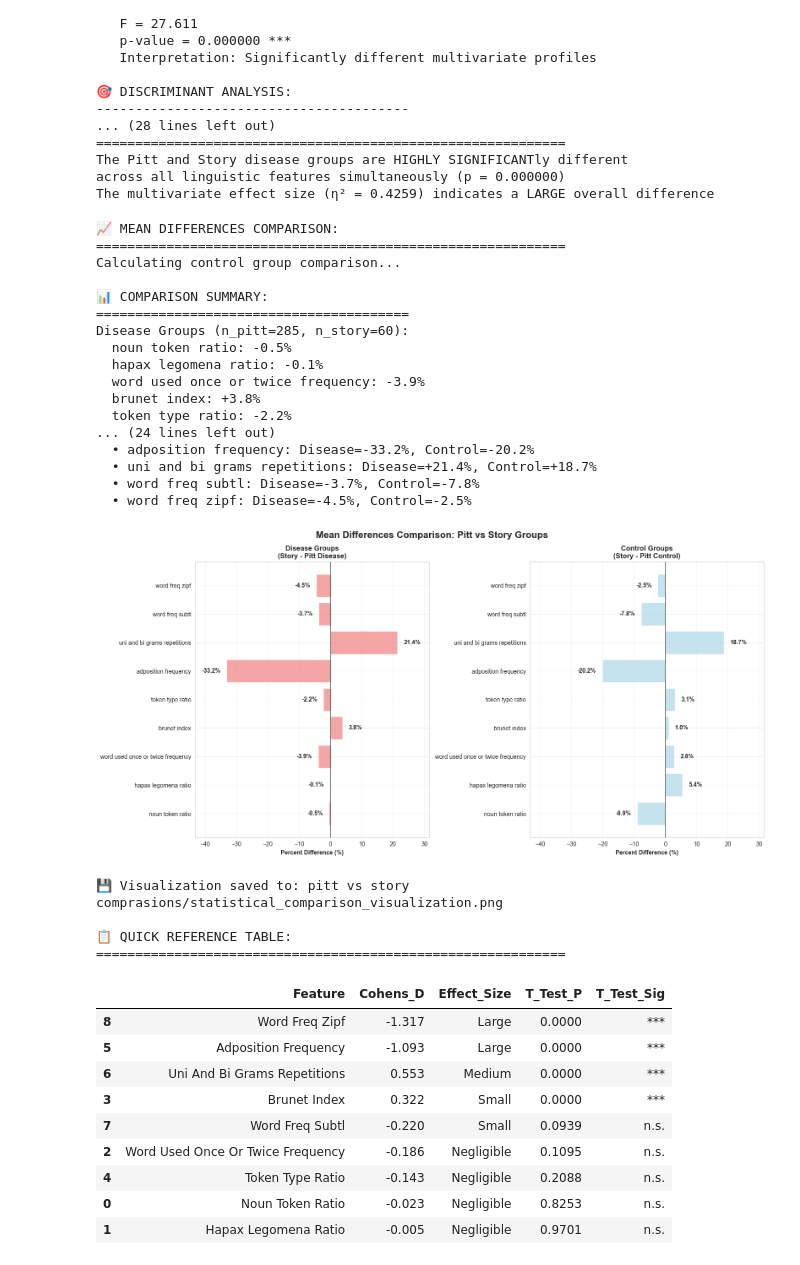
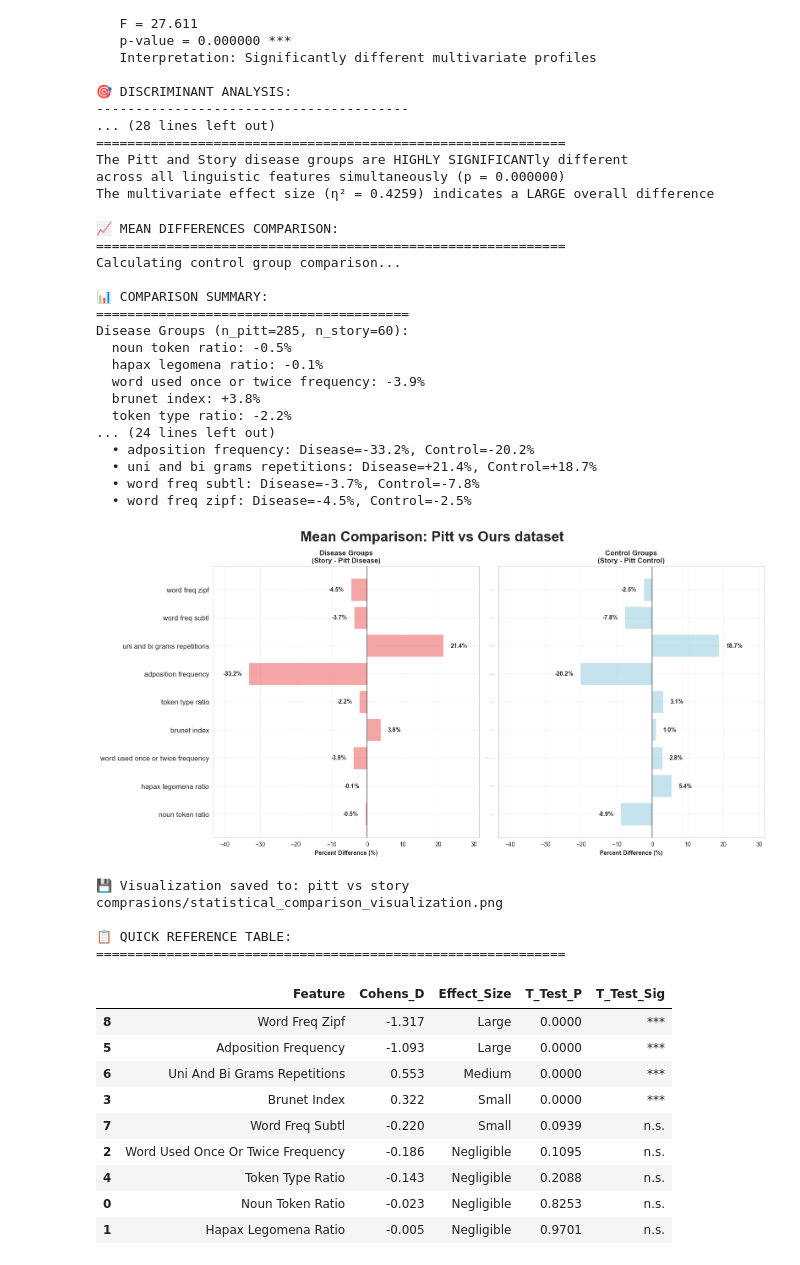
Before and after one commit to NetanelShalev/AD_LongitudinalDataGenerator, a Jupyter notebook: pitt_linguistic_analysis_notebook.ipynb, the cells around one changed output. Saved outputs shown, nothing was run; the diff lists cells and outputs as text; code cells hidden in the pictures.

```diff
--- a/pitt_linguistic_analysis_notebook.ipynb
+++ b/pitt_linguistic_analysis_notebook.ipynb
@@ -987,8 +1035,10 @@ print("=== STATISTICAL TESTS ===\n")
 statistical_results = []
 
 for feature in linguistic_features:
-    control_data = features_df[features_df['group'] == 'Control'][feature].dropna()
-    disease_data = features_df[features_df['group'] == 'Disease'][feature].dropna()
+    control_data = features_df[features_df['group']
+                               == 'Control'][feature].dropna()
+    disease_data = features_df[features_df['group']
+                               == 'Disease'][feature].dropna()
 
     # Perform t-test
     t_stat, p_value = ttest_ind(control_data, disease_data)
@@ -1018,6 +1068,8 @@ print(stats_df.to_string(index=False))
 print(f"\nSignificance levels: *** p<0.001, ** p<0.01, * p<0.05")
 
 # Effect size interpretation
+
+
 def interpret_effect_size(d):
     abs_d = abs(d)
     if abs_d < 0.2:
@@ -1029,11 +1081,14 @@ def interpret_effect_size(d):
     else:
         return "large"
 
-stats_df['Effect_Size_Interpretation'] = stats_df['Cohens_D'].apply(interpret_effect_size)
+
+stats_df['Effect_Size_Interpretation'] = stats_df['Cohens_D'].apply(
+    interpret_effect_size)
 print(f"\nEFFECT SIZES:")
 print("="*20)
 for _, row in stats_df.iterrows():
-    print(f"{row['Feature']}: {row['Effect_Size_Interpretation']} (d={row['Cohens_D']})")
+    print(
+        f"{row['Feature']}: {row['Effect_Size_Interpretation']} (d={row['Cohens_D']})")
 # %% [output]
 === STATISTICAL TESTS ===
 
@@ -2165,11 +2328,13 @@ print("Calculating control group comparison...")
 
 # Filter control groups from both datasets
 pitt_control_data = features_df[features_df['group'] == 'Control'].copy()
-story_control_data = story_features_df[story_features_df['group'] == 'Control'].copy()
+story_control_data = story_features_df[story_features_df['group'] == 'Control'].copy(
+)
 
 # Calculate control group differences
 control_comparison_results = []
-features_short = [f.replace('_', ' ').replace('Word ', 'W.').replace('Frequency', 'Freq') for f in linguistic_features]
+features_short = [f.replace('_', ' ').replace('Word ', 'W.').replace(
+    'Frequency', 'Freq') for f in linguistic_features]
 
 for feature in linguistic_features:
     pitt_control_vals = pitt_control_data[feature].dropna()
@@ -2179,7 +2344,8 @@ for feature in linguistic_features:
     story_mean = story_control_vals.mean()
 
     mean_diff = story_mean - pitt_mean
-    percent_diff = ((story_mean - pitt_mean) / pitt_mean) * 100 if pitt_mean != 0 else np.inf
+    percent_diff = ((story_mean - pitt_mean) / pitt_mean) * \
+        100 if pitt_mean != 0 else np.inf
 
     control_comparison_results.append({
         'Feature': feature,
@@ -2189,13 +2355,16 @@ for feature in linguistic_features:
 
 # Create side-by-side comparison
 fig, axes = plt.subplots(1, 2, figsize=(16, 8))
-fig.suptitle('Mean Differences Comparison: Pitt vs Story Groups', fontsize=16, fontweight='bold')
+fig.suptitle('Mean Comparison: Pitt vs Ours dataset',
+             fontsize=24, fontweight='bold')
 
 # 1. Disease Groups Mean Differences
 ax1 = axes[0]
-disease_percent_diffs = [result['Percent_Difference'] for result in comparison_results]
+disease_percent_diffs = [result['Percent_Difference']
+                         for result in comparison_results]
 
-bars1 = ax1.barh(features_short, disease_percent_diffs, color='lightcoral', alpha=0.7)
+bars1 = ax1.barh(features_short, disease_percent_diffs,
+                 color='lightcoral', alpha=0.7)
 ax1.axvline(x=0, color='black', linestyle='-', alpha=0.5)
 ax1.set_xlabel('Percent Difference (%)')
 ax1.set_title('Disease Groups\n(Story - Pitt Disease)', fontweight='bold')
@@ -2206,11 +2375,15 @@ for bar, val in zip(bars1, disease_percent_diffs):
     ax1.text(val + 2 if val >= 0 else val - 2, bar.get_y() + bar.get_height()/2,
              f'{val:.1f}%', va='center', ha='left' if val >= 0 else 'right', fontweight='bold')
 
+ax1.tick_params(axis='y', labelsize=12)
+
 # 2. Control Groups Mean Differences
 ax2 = axes[1]
-control_percent_diffs = [result['Percent_Difference'] for result in control_comparison_results]
+control_percent_diffs = [result['Percent_Difference']
+                         for result in control_comparison_results]
 
-bars2 = ax2.barh(features_short, control_percent_diffs, color='lightblue', alpha=0.7)
+bars2 = ax2.barh(features_short, control_percent_diffs,
+                 color='lightblue', alpha=0.7)
 ax2.axvline(x=0, color='black', linestyle='-', alpha=0.5)
 ax2.set_xlabel('Percent Difference (%)')
 ax2.set_title('Control Groups\n(Story - Pitt Control)', fontweight='bold')
@@ -2221,6 +2394,8 @@ for bar, val in zip(bars2, control_percent_diffs):
     ax2.text(val + 2 if val >= 0 else val - 2, bar.get_y() + bar.get_height()/2,
              f'{val:.1f}%', va='center', ha='left' if val >= 0 else 'right', fontweight='bold')
 
+ax2.tick_params(axis='y', labelsize=0)
+
 # Set consistent x-axis limits for both plots
 all_values = disease_percent_diffs + control_percent_diffs
 x_min = min(all_values) - 10
@@ -2230,11 +2405,13 @@ ax2.set_xlim(x_min, x_max)
 
 print(f"\n📊 COMPARISON SUMMARY:")
 print("=" * 40)
-print(f"Disease Groups (n_pitt={len(pitt_disease_data)}, n_story={len(story_disease_data)}):")
+print(
+    f"Disease Groups (n_pitt={len(pitt_disease_data)}, n_story={len(story_disease_data)}):")
 for i, feature in enumerate(features_short):
     print(f"  {feature}: {disease_percent_diffs[i]:+.1f}%")
 
-print(f"\nControl Groups (n_pitt={len(pitt_control_data)}, n_story={len(story_control_data)}):")
+print(
+    f"\nControl Groups (n_pitt={len(pitt_control_data)}, n_story={len(story_control_data)}):")
 for i, feature in enumerate(features_short):
     print(f"  {feature}: {control_percent_diffs[i]:+.1f}%")
 
@@ -2246,9 +2423,11 @@ for i, feature in enumerate(features_short):
     control_diff = control_percent_diffs[i]
 
     if (disease_diff > 0 and control_diff < 0) or (disease_diff < 0 and control_diff > 0):
-        opposite_patterns.append(f"{feature}: Disease={disease_diff:+.1f}%, Control={control_diff:+.1f}%")
+        opposite_patterns.append(
+            f"{feature}: Disease={disease_diff:+.1f}%, Control={control_diff:+.1f}%")
     else:
-        same_patterns.append(f"{feature}: Disease={disease_diff:+.1f}%, Control={control_diff:+.1f}%")
+        same_patterns.append(
+            f"{feature}: Disease={disease_diff:+.1f}%, Control={control_diff:+.1f}%")
 
 print(f"\n🔄 OPPOSITE PATTERNS ({len(opposite_patterns)}/9 features):")
 for pattern in opposite_patterns:
@@ -2271,41 +2450,43 @@ print(f"💾 Visualization saved to: {viz_output_path}")
 print(f"\n📋 QUICK REFERENCE TABLE:")
 print("=" * 60)
 
-summary_table = disease_group_comparison[['Feature', 'Cohens_D', 'Effect_Size', 'T_Test_P', 'T_Test_Sig']].copy()
-summary_table['Feature'] = summary_table['Feature'].str.replace('_', ' ').str.title()
+summary_table = disease_group_comparison[[
+    'Feature', 'Cohens_D', 'Effect_Size', 'T_Test_P', 'T_Test_Sig']].copy()
+summary_table['Feature'] = summary_table['Feature'].str.replace(
+    '_', ' ').str.title()
 summary_table = summary_table.sort_values('Cohens_D', key=abs, ascending=False)
 
 if STYLING_AVAILABLE:
     styled_summary = summary_table.style.format({
         'Cohens_D': '{:.3f}',
         'T_Test_P': '{:.4f}'
     }).apply(lambda x: ['background-color: lightcoral' if abs(val) >= 0.8
-                       else 'background-color: lightyellow' if abs(val) >= 0.5
-                       else 'background-color: lightgreen' if abs(val) >= 0.2
-                       else '' for val in x] if x.name == 'Cohens_D' else [''] * len(x), axis=0)
+                        else 'background-color: lightyellow' if abs(val) >= 0.5
+                        else 'background-color: lightgreen' if abs(val) >= 0.2
+                        else '' for val in x] if x.name == 'Cohens_D' else [''] * len(x), axis=0)
 
     display(styled_summary)
 else:
     print(summary_table.to_string(index=False))
 # %% [output]
 📈 MEAN DIFFERENCES COMPARISON:
 ============================================================
 Calculating control group comparison...
 
 📊 COMPARISON SUMMARY:
 ========================================
 Disease Groups (n_pitt=285, n_story=60):
   noun token ratio: -0.5%
   hapax legomena ratio: -0.1%
   word used once or twice frequency: -3.9%
   brunet index: +3.8%
   token type ratio: -2.2%
 ... (24 lines left out)
   • adposition frequency: Disease=-33.2%, Control=-20.2%
   • uni and bi grams repetitions: Disease=+21.4%, Control=+18.7%
   • word freq subtl: Disease=-3.7%, Control=-7.8%
   • word freq zipf: Disease=-4.5%, Control=-2.5%
-[figure, old version]
+[figure, new version]
 💾 Visualization saved to: pitt vs story comprasions/statistical_comparison_visualization.png
 
 📋 QUICK REFERENCE TABLE:
```
Also changed, not shown: parts of 21 cells of this notebook, 6 other files.
